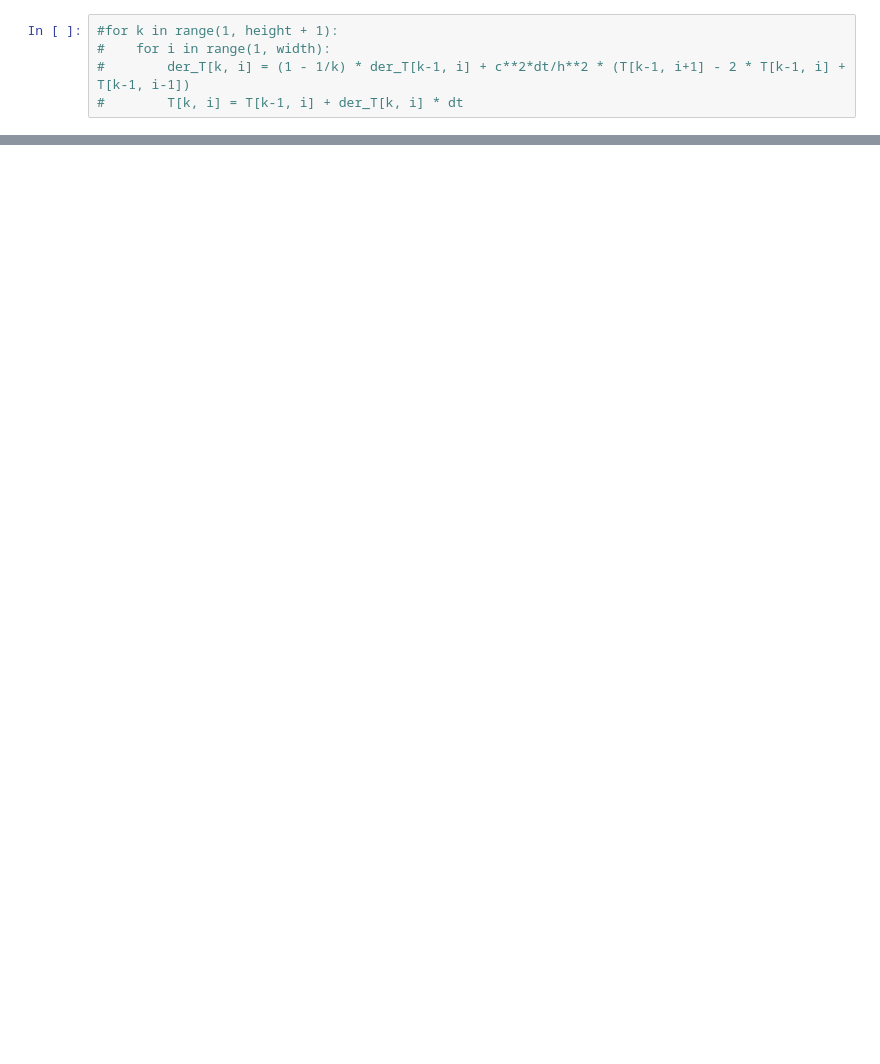
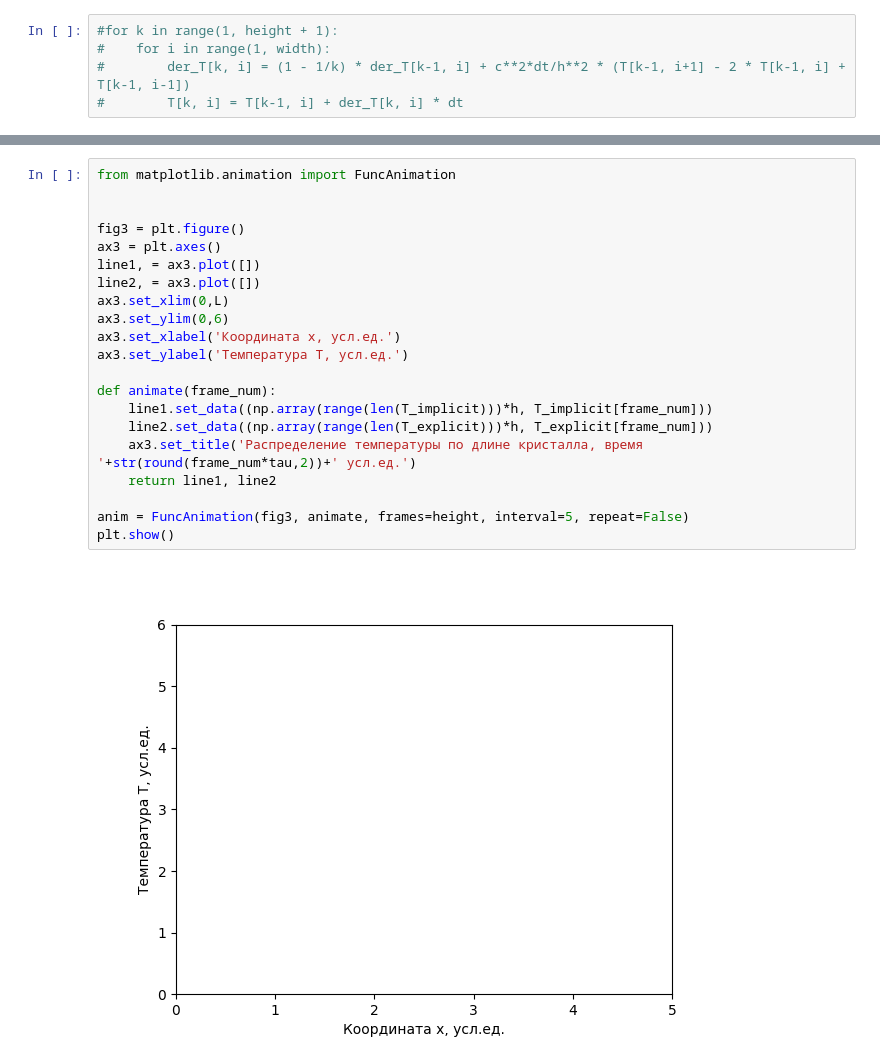
Before and after one commit to mualal/crystal-exploration, a Jupyter notebook: heat_transfer.ipynb, the cells around one changed output, grey strips where cells are left out. Cells and saved outputs as stored; diff of their text form; blank space fills up the shorter version.

```diff
--- a/heat_transfer.ipynb
+++ b/heat_transfer.ipynb
@@ -138,0 +226,23 @@ ax2.plot_surface(Time, Length, T)
+# %%
+from matplotlib.animation import FuncAnimation
+
+
+fig3 = plt.figure()
+ax3 = plt.axes()
+line1, = ax3.plot([])
+line2, = ax3.plot([])
+ax3.set_xlim(0,L)
+ax3.set_ylim(0,6)
+ax3.set_xlabel('Координата x, усл.ед.')
+ax3.set_ylabel('Температура T, усл.ед.')
+
+def animate(frame_num):
+    line1.set_data((np.array(range(len(T_implicit)))*h, T_implicit[frame_num]))
+    line2.set_data((np.array(range(len(T_explicit)))*h, T_explicit[frame_num]))
+    ax3.set_title('Распределение температуры по длине кристалла, время '+str(round(frame_num*tau,2))+' усл.ед.')
+    return line1, line2
+
+anim = FuncAnimation(fig3, animate, frames=height, interval=5, repeat=False)
+plt.show()
+# %% [output]
+[figure, added]
```
Also changed, not shown: parts of 9 cells of this notebook.
